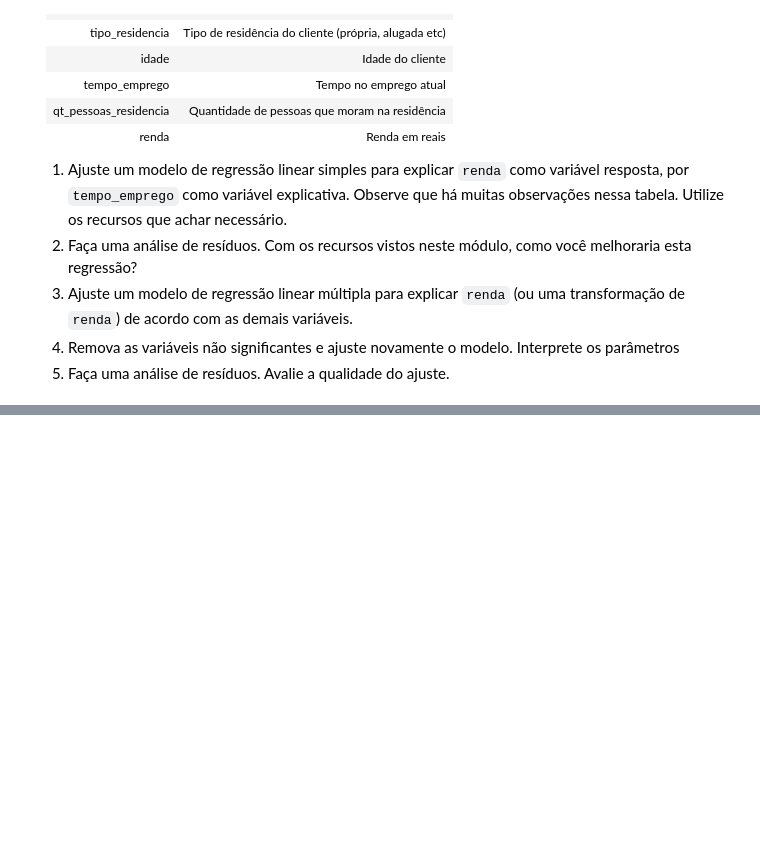
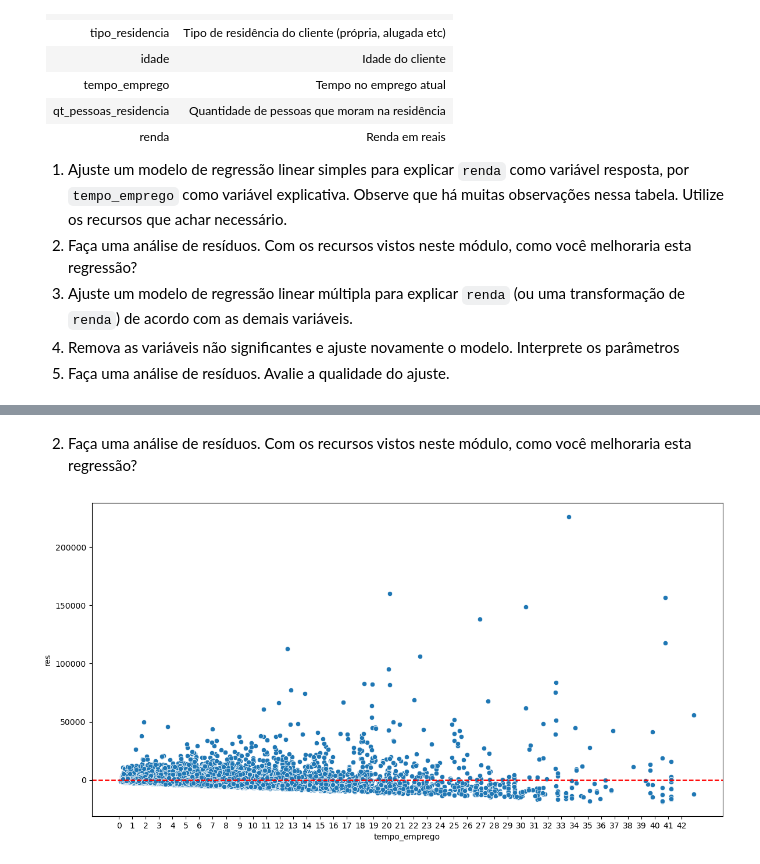
Before and after one commit to PaulodiasDeveloper/Curso_EBAC-Profissao_Cientista_de_Dados, a Jupyter notebook: Cientista de Dados/Módulo 12 - Regressão I/Exercício 01 Módulo 12/Exercício 03/mod12 ex03 - regressão múltipla.ipynb, the cells around one changed output, grey strips where cells are left out. Saved outputs shown, nothing was run; the diff lists cells and outputs as text; code cells hidden in the pictures; blank space fills up the shorter version.

```diff
--- a/Cientista de Dados/Módulo 12 - Regressão I/Exercício 01 Módulo 12/Exercício 03/mod12 ex03 - regressão múltipla.ipynb
+++ b/Cientista de Dados/Módulo 12 - Regressão I/Exercício 01 Módulo 12/Exercício 03/mod12 ex03 - regressão múltipla.ipynb
@@ -97,0 +474,20 @@
+# %% [markdown]
+2. Faça uma análise de resíduos. Com os recursos vistos neste módulo, como você melhoraria esta regressão?
+# %%
+plt.figure(figsize=(14,7))
+
+previsao_de_renda['res'] = reg.resid
+
+sns.scatterplot(x='tempo_emprego',
+                y='res',
+                data=previsao_de_renda)
+plt.axhline(y=0,
+            color='r',
+            linestyle='--')
+
+plt.xticks(ticks=np.arange(stop=previsao_de_renda['tempo_emprego'].max(),
+                           step=1))
+
+plt.show()
+# %% [output]
+[figure, added]
```
Also changed, not shown: parts of 44 cells of this notebook, 1 other file.
